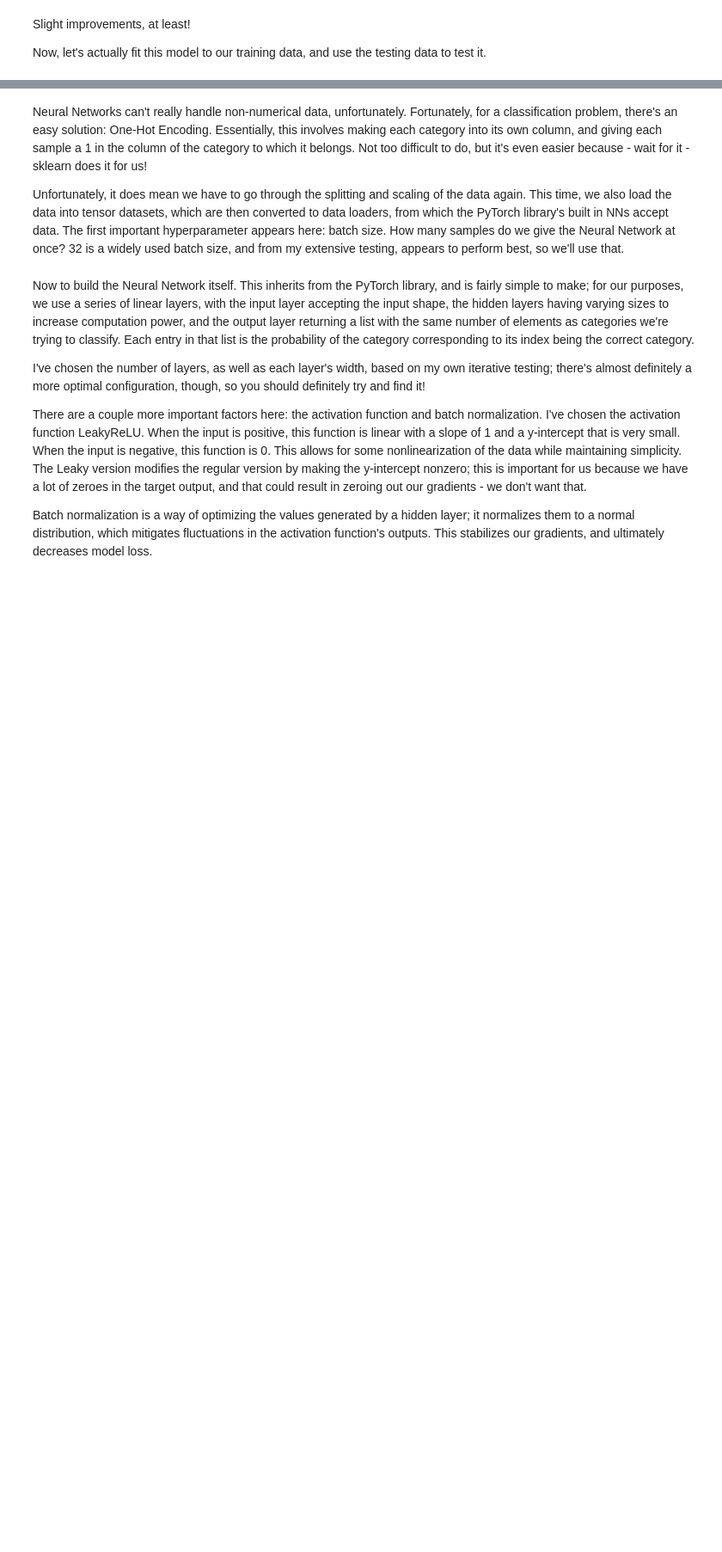
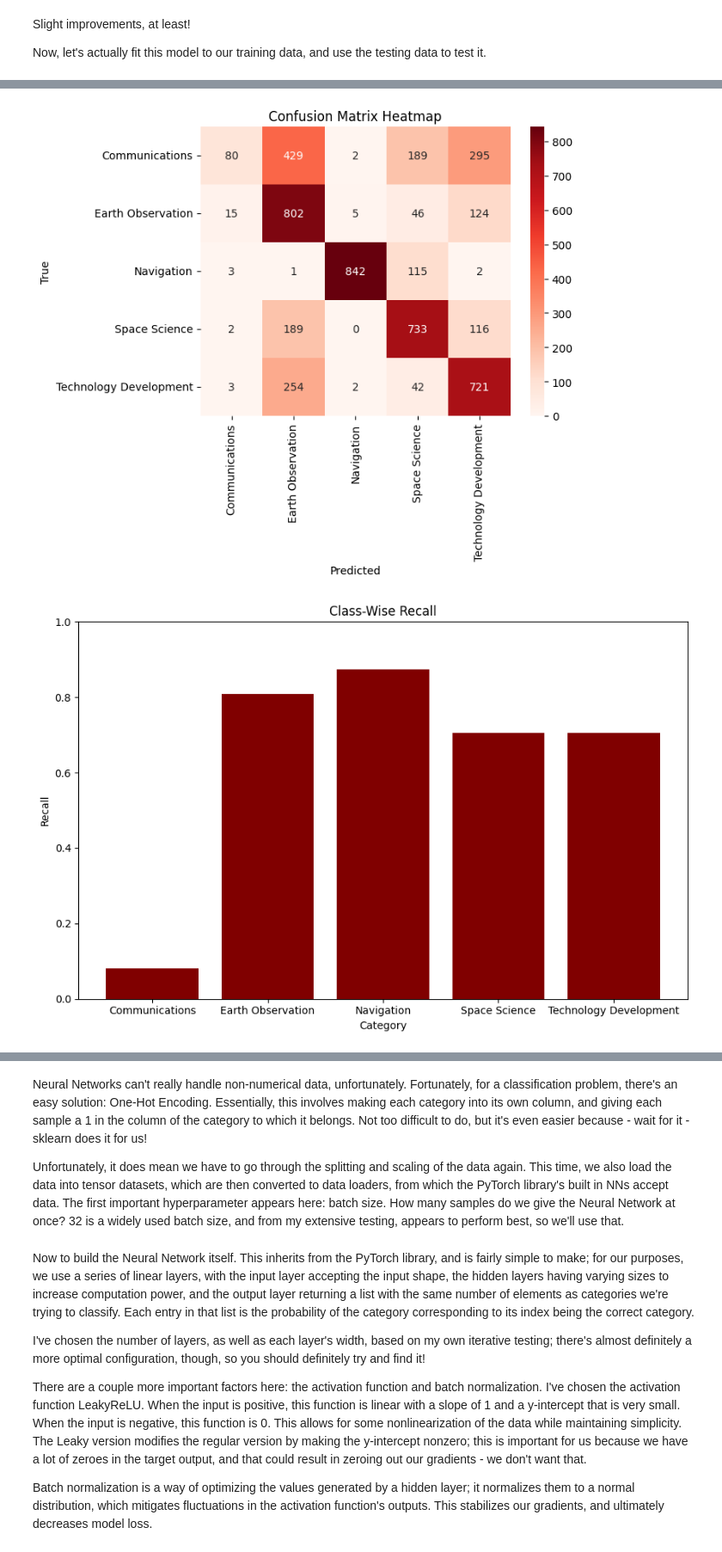
Before and after one commit to pranavnarayan26/satellite-data-analysis, a Jupyter notebook: final-project.ipynb, the cells around one changed output, grey strips where cells are left out. Shown at 86% size. Cells and saved outputs as stored; diff of their text form; code cells hidden in the pictures; blank space fills up the shorter version.

```diff
--- a/final-project.ipynb
+++ b/final-project.ipynb
@@ -580,0 +589,24 @@ Let's try using a Neural Network instead, for fun. This requires a whole new set
+# %%
+cm = confusion_matrix(y_test, y_pred_forest)
+classes = ["Communications", "Earth Observation", "Navigation", "Space Science", "Technology Development"]
+
+plt.figure(0)
+sns.heatmap(cm, annot=True, fmt='d', cmap='Reds', xticklabels=classes, yticklabels=classes)
+plt.xlabel("Predicted")
+plt.ylabel("True")
+plt.title("Confusion Matrix Heatmap")
+
+plt.figure(1, figsize=(9, 6))
+class_wise_accuracy = cm.diagonal() / cm.sum(axis=1)
+plt.bar(classes, class_wise_accuracy, color="maroon")
+plt.xlabel("Category")
+plt.ylabel("Recall")
+plt.title("Class-Wise Recall")
+plt.xticks(classes)
+plt.ylim(0, 1)
+
+plt.tight_layout()
+plt.show()
+# %% [output]
+[figure, added]
+[figure, added]
```
Also changed, not shown: parts of 33 cells of this notebook, 1 other file.
